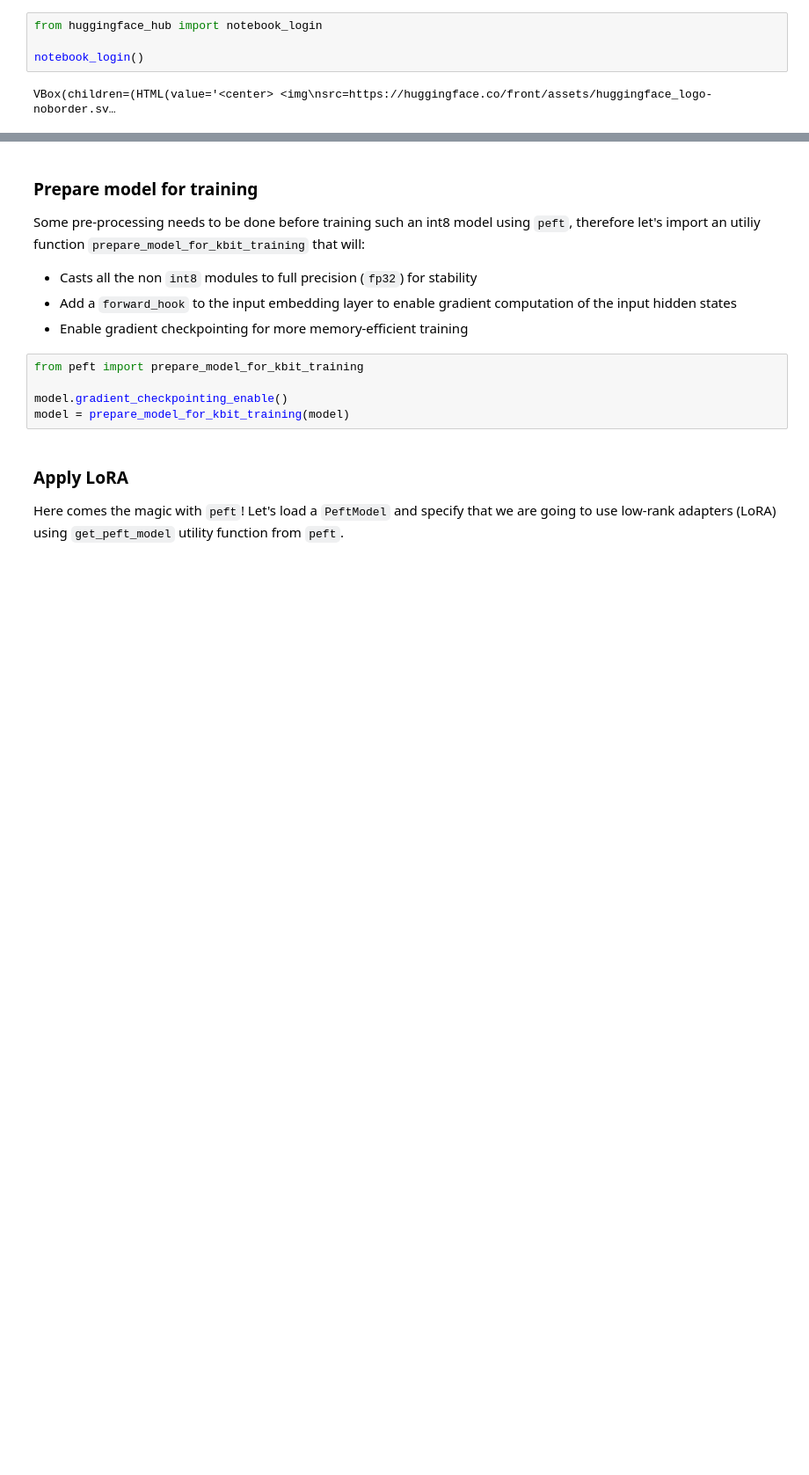
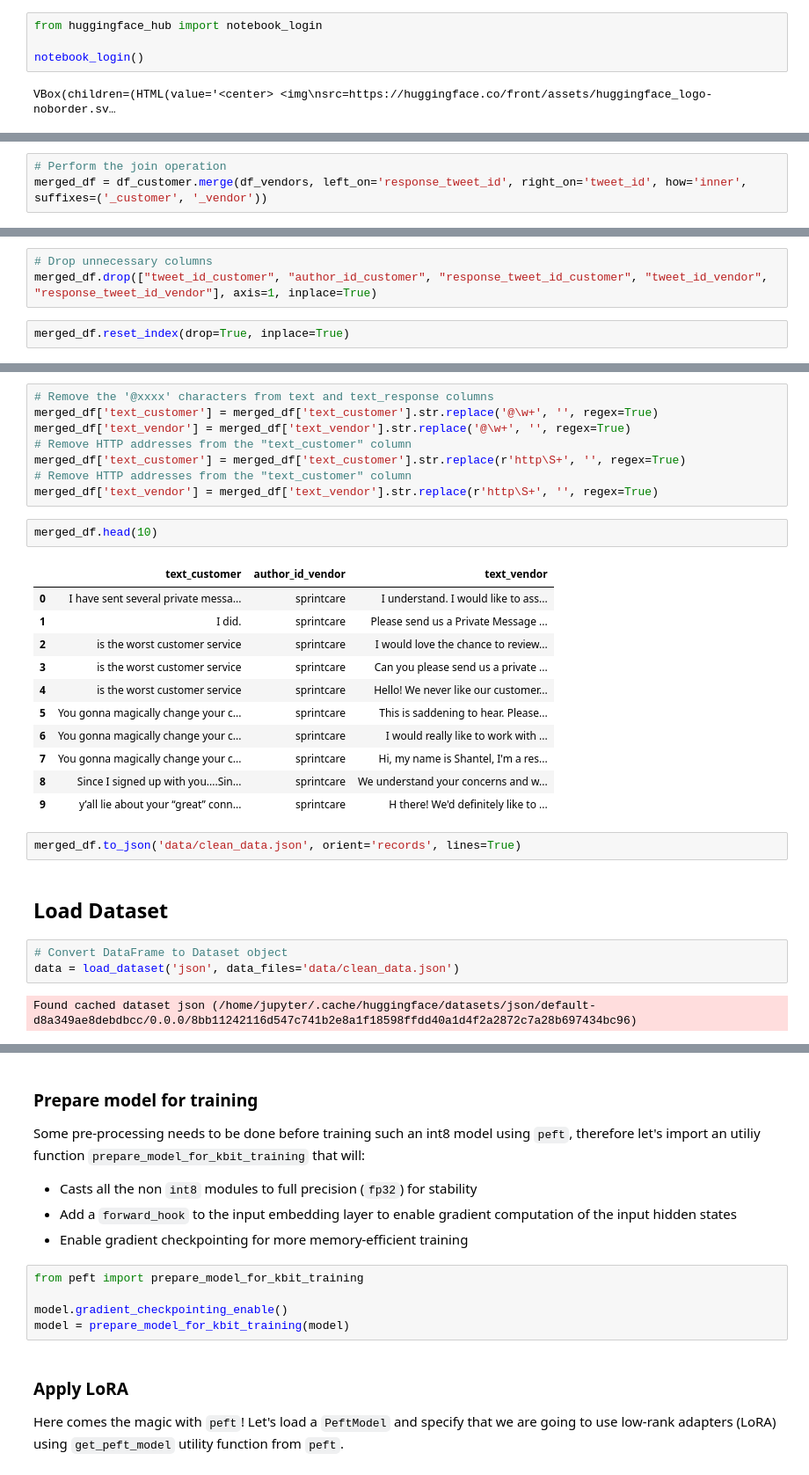
Before and after one commit to atisben/falcon-llm-finetuning, a Jupyter notebook: finetune_falcon7b_oasst1_with_bnb_peft.ipynb, the cells around one changed output, grey strips where cells are left out. Shown at 88% size. Saved outputs shown, nothing was run; the diff lists cells and outputs as text; blank space fills up the shorter version.

```diff
--- a/finetune_falcon7b_oasst1_with_bnb_peft.ipynb
+++ b/finetune_falcon7b_oasst1_with_bnb_peft.ipynb
@@ -124,0 +268,3 @@ tokenizer = AutoTokenizer.from_pretrained(
+# %%
+# Perform the join operation
+merged_df = df_customer.merge(df_vendors, left_on='response_tweet_id', right_on='tweet_id', how='inner', suffixes=('_customer', '_vendor'))
@@ -124,0 +280,5 @@ tokenizer = AutoTokenizer.from_pretrained(
+# %%
+# Drop unnecessary columns
+merged_df.drop(["tweet_id_customer", "author_id_customer", "response_tweet_id_customer", "tweet_id_vendor", "response_tweet_id_vendor"], axis=1, inplace=True)
+# %%
+merged_df.reset_index(drop=True, inplace=True)
@@ -124,0 +294,31 @@ tokenizer = AutoTokenizer.from_pretrained(
+# %%
+# Remove the '@xxxx' characters from text and text_response columns
+merged_df['text_customer'] = merged_df['text_customer'].str.replace('@\w+', '', regex=True)
+merged_df['text_vendor'] = merged_df['text_vendor'].str.replace('@\w+', '', regex=True)
+# Remove HTTP addresses from the "text_customer" column
+merged_df['text_customer'] = merged_df['text_customer'].str.replace(r'http\S+', '', regex=True)
+# Remove HTTP addresses from the "text_customer" column
+merged_df['text_vendor'] = merged_df['text_vendor'].str.replace(r'http\S+', '', regex=True)
+# %%
+merged_df.head(10)
+# %% [output]
+|  | text_customer | author_id_vendor | text_vendor |
+| 0 | I have sent several private messa... | sprintcare | I understand. I would like to ass... |
+| 1 | I did. | sprintcare | Please send us a Private Message ... |
+| 2 | is the worst customer service | sprintcare | I would love the chance to review... |
+| 3 | is the worst customer service | sprintcare | Can you please send us a private ... |
+| 4 | is the worst customer service | sprintcare | Hello! We never like our customer... |
+| 5 | You gonna magically change your c... | sprintcare | This is saddening to hear. Please... |
+| 6 | You gonna magically change your c... | sprintcare | I would really like to work with ... |
+| 7 | You gonna magically change your c... | sprintcare | Hi, my name is Shantel, I'm a res... |
+| 8 | Since I signed up with you....Sin... | sprintcare | We understand your concerns and w... |
+| 9 | y’all lie about your “great” conn... | sprintcare | H there! We'd definitely like to ... |
+# %%
+merged_df.to_json('data/clean_data.json', orient='records', lines=True)
+# %% [markdown]
+## Load Dataset
+# %%
+# Convert DataFrame to Dataset object
+data = load_dataset('json', data_files='data/clean_data.json')
+# %% [output]
+Found cached dataset json (/home/jupyter/.cache/huggingface/datasets/json/default-d8a349ae8debdbcc/0.0.0/8bb11242116d547c741b2e8a1f18598ffdd40a1d4f2a2872c7a28b697434bc96)
```
Also changed, not shown: parts of 55 cells of this notebook, 6 other files.
